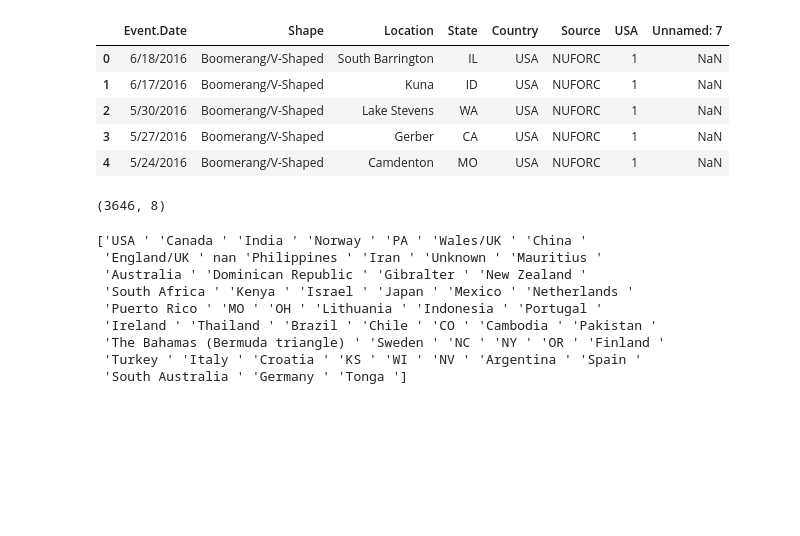
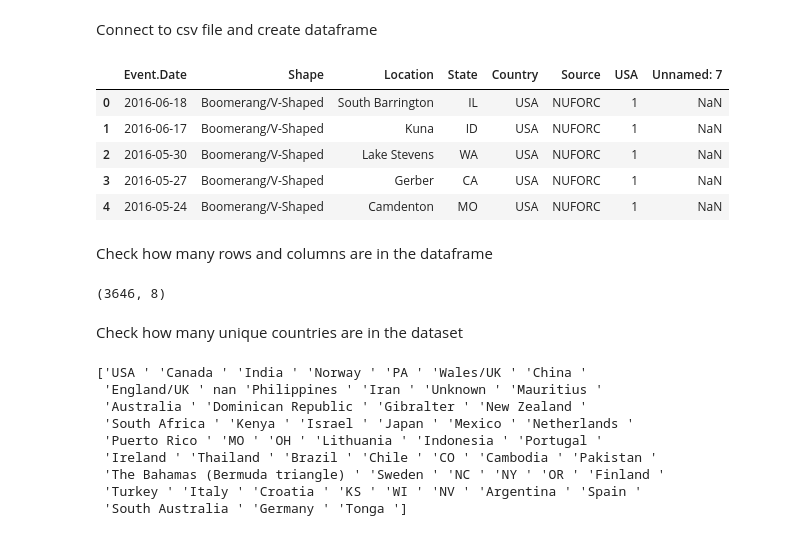
Before and after one commit to rromang/ETL-Project, a Jupyter notebook: ufo_data.ipynb, the cells around one changed output. Cells and saved outputs as stored; diff of their text form; code cells hidden in the pictures; blank space fills up the shorter version.

```diff
--- a/ufo_data.ipynb
+++ b/ufo_data.ipynb
@@ -10,21 +11,28 @@ if g_key == "YOUR KEY HERE!":
     import sys
     sys.path.append(r"/Users/rosaicelaroman/Desktop/Data_BootCamp/APIs/config_keys/")
     from api_keys_v2 import g_key
+# %% [markdown]
+Connect to csv file and create dataframe
 # %%
 csv_path = "Datasets/ufo_location_shape.csv"
 ufo_df = pd.read_csv(csv_path)
+ufo_df['Event.Date'] = pd.to_datetime(ufo_df['Event.Date'], format="%m/%d/%Y")
 ufo_df.head()
 # %% [output]
 |  | Event.Date | Shape | Location | State | Country | Source | USA | Unnamed: 7 |
-| 0 | 6/18/2016 | Boomerang/V-Shaped | South Barrington | IL | USA | NUFORC | 1 | NaN |
-| 1 | 6/17/2016 | Boomerang/V-Shaped | Kuna | ID | USA | NUFORC | 1 | NaN |
-| 2 | 5/30/2016 | Boomerang/V-Shaped | Lake Stevens | WA | USA | NUFORC | 1 | NaN |
-| 3 | 5/27/2016 | Boomerang/V-Shaped | Gerber | CA | USA | NUFORC | 1 | NaN |
-| 4 | 5/24/2016 | Boomerang/V-Shaped | Camdenton | MO | USA | NUFORC | 1 | NaN |
+| 0 | 2016-06-18 | Boomerang/V-Shaped | South Barrington | IL | USA | NUFORC | 1 | NaN |
+| 1 | 2016-06-17 | Boomerang/V-Shaped | Kuna | ID | USA | NUFORC | 1 | NaN |
+| 2 | 2016-05-30 | Boomerang/V-Shaped | Lake Stevens | WA | USA | NUFORC | 1 | NaN |
+| 3 | 2016-05-27 | Boomerang/V-Shaped | Gerber | CA | USA | NUFORC | 1 | NaN |
+| 4 | 2016-05-24 | Boomerang/V-Shaped | Camdenton | MO | USA | NUFORC | 1 | NaN |
+# %% [markdown]
+Check how many rows and columns are in the dataframe
 # %%
 ufo_df.shape
 # %% [output]
 (3646, 8)
+# %% [markdown]
+Check how many unique countries are in the dataset
 # %%
 countries = ufo_df['Country'].unique()
 print(countries)
```
Also changed, not shown: parts of 34 cells of this notebook, 2 other files.
